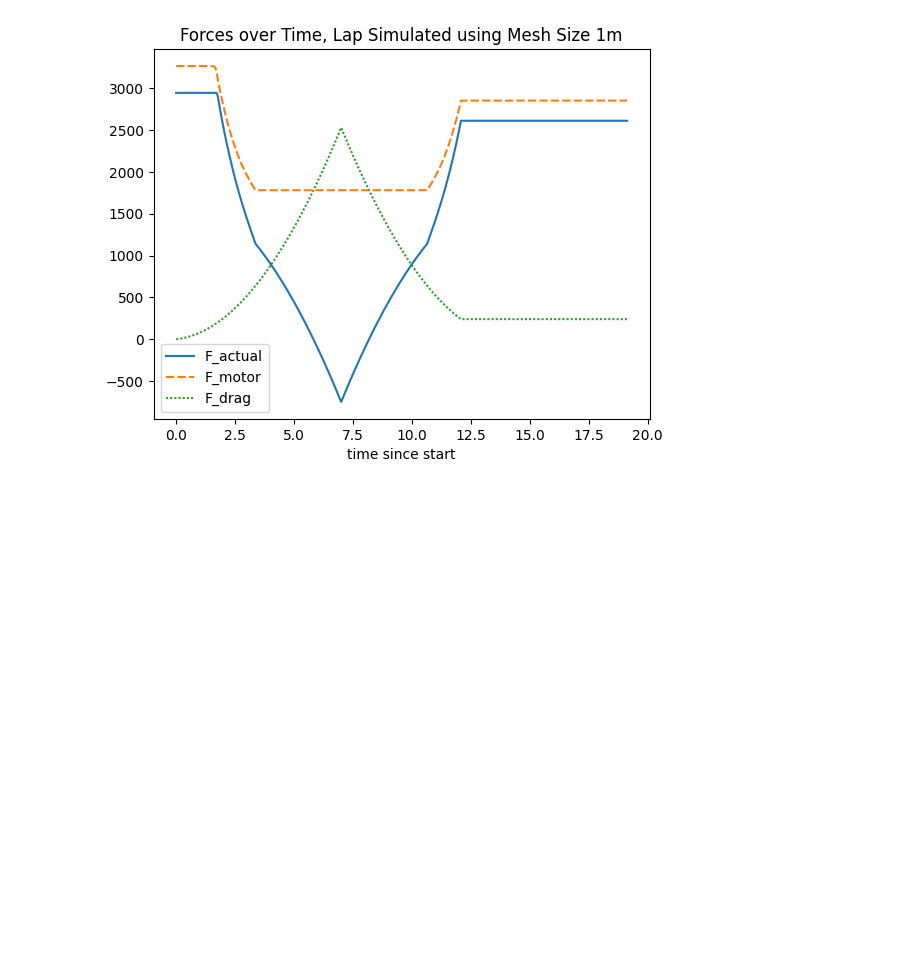
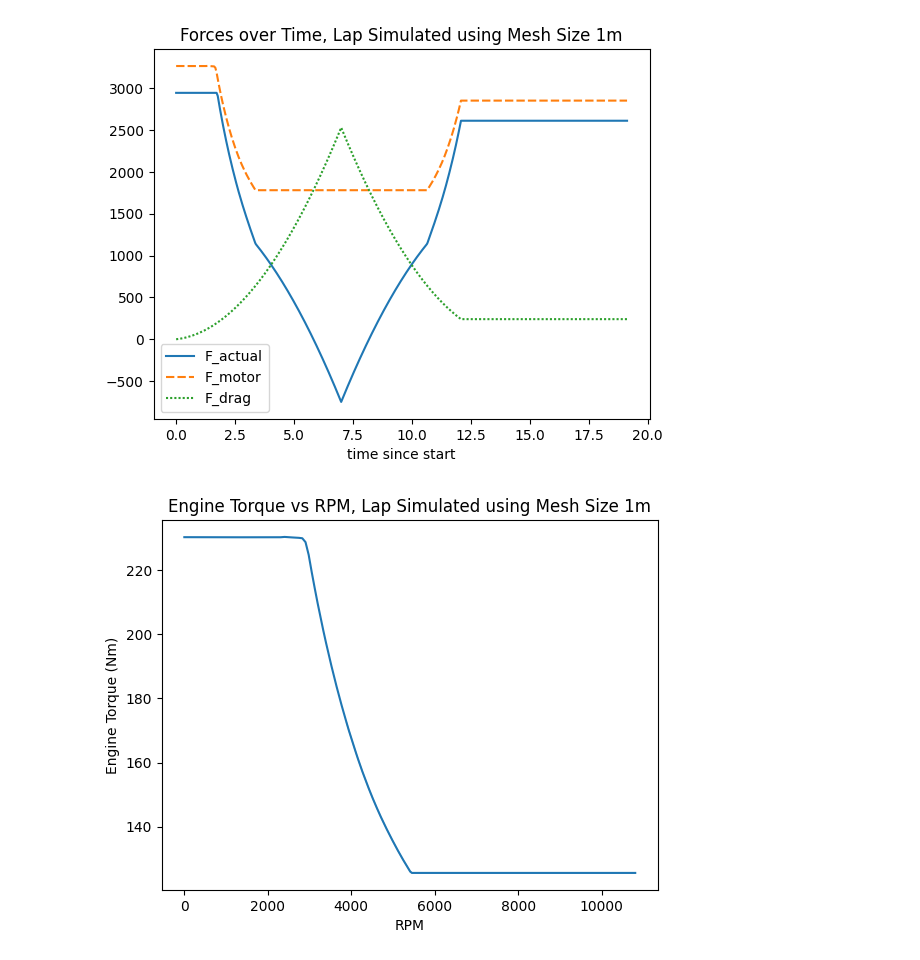
Before and after one commit to billtaing/FEB-Sp26-Recruitment-Project, a Jupyter notebook: sim.ipynb, the cells around one changed output. Cells and saved outputs as stored; diff of their text form; code cells hidden in the pictures; blank space fills up the shorter version.

Commit message:
added torque vs rpm graph

```diff
--- a/sim.ipynb
+++ b/sim.ipynb
@@ -136,3 +159,10 @@ plt.title("Forces over Time, Lap Simulated using Mesh Size 1m")
 # %% [output]
 Text(0.5, 1.0, 'Forces over Time, Lap Simulated using Mesh Size 1m')
 [figure]
+# %%
+sns.lineplot(data=simulation_1m, x='RPM', y='engine torque')
+plt.title("Engine Torque vs RPM, Lap Simulated using Mesh Size 1m")
+plt.ylabel('Engine Torque (Nm)')
+plt.show()
+# %% [output]
+[figure, added]
```
Also changed, not shown: parts of 3 cells of this notebook.
